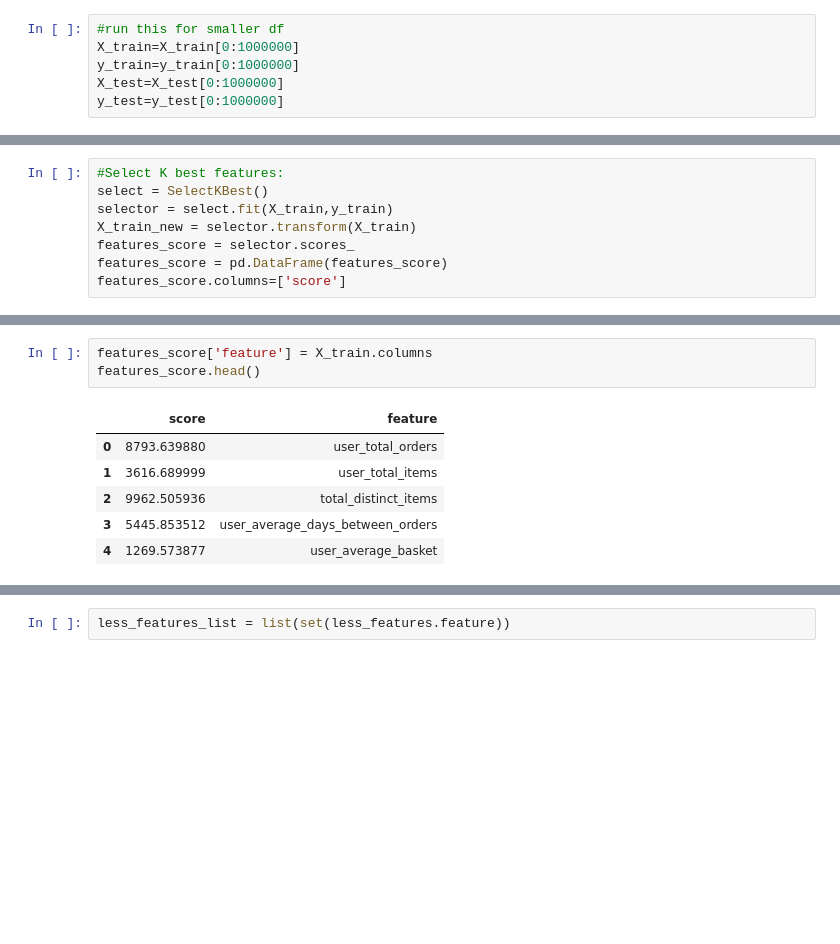
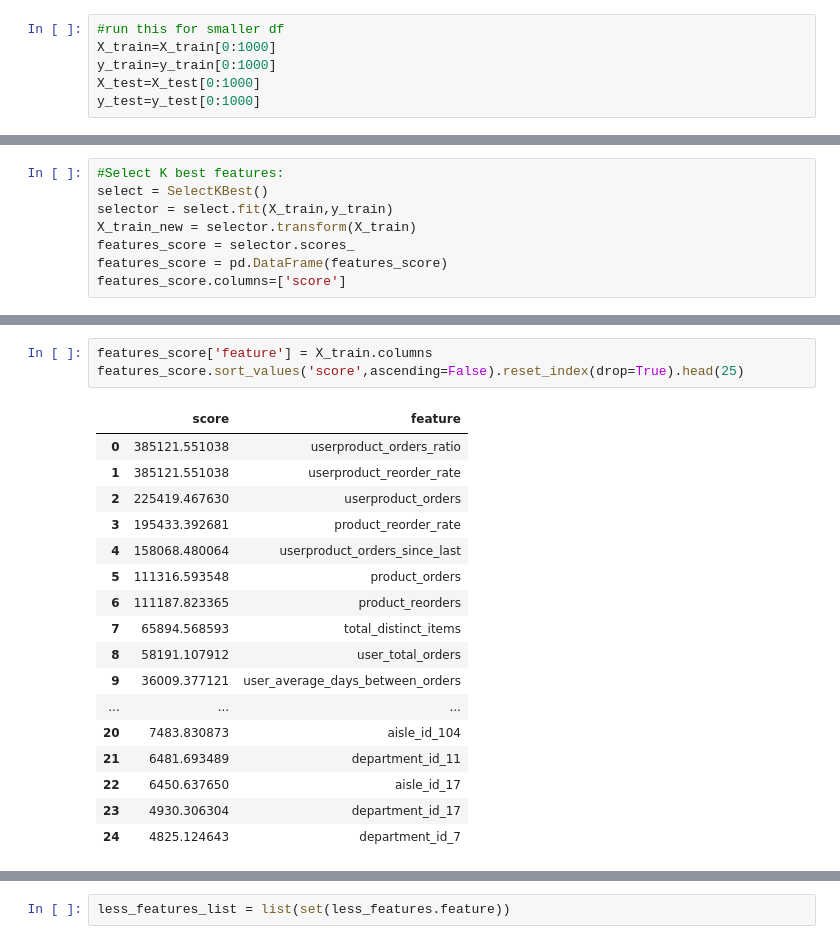
Before and after one commit to mariosamalo/SpringBoard, a Jupyter notebook: instacart_2017_05_01/Instacart_ids.ipynb, the cells around one changed output, grey strips where cells are left out. Cells and saved outputs as stored; diff of their text form; blank space fills up the shorter version.

```diff
--- a/instacart_2017_05_01/Instacart_ids.ipynb
+++ b/instacart_2017_05_01/Instacart_ids.ipynb
@@ -565,10 +565,10 @@ y_test=df_test['y_test']
 # in the algo, change X_test['y_test'] to y_test X_train['y_train'] to y_train
 # %%
 #run this for smaller df
-X_train=X_train[0:1000000]
-y_train=y_train[0:1000000]
-X_test=X_test[0:1000000]
-y_test=y_test[0:1000000]
+X_train=X_train[0:1000]
+y_train=y_train[0:1000]
+X_test=X_test[0:1000]
+y_test=y_test[0:1000]
 # %% [markdown]
 # Features Selection
 # %%
@@ -596,11 +596,22 @@ plt.title('Feature importances',size=20)
 # %%
 features_score['feature'] = X_train.columns
-features_score.head()
+features_score.sort_values('score',ascending=False).reset_index(drop=True).head(25)
 # %% [output]
 |  | score | feature |
-| 0 | 8793.639880 | user_total_orders |
-| 1 | 3616.689999 | user_total_items |
-| 2 | 9962.505936 | total_distinct_items |
-| 3 | 5445.853512 | user_average_days_between_orders |
-| 4 | 1269.573877 | user_average_basket |
+| 0 | 385121.551038 | userproduct_orders_ratio |
+| 1 | 385121.551038 | userproduct_reorder_rate |
+| 2 | 225419.467630 | userproduct_orders |
+| 3 | 195433.392681 | product_reorder_rate |
+| 4 | 158068.480064 | userproduct_orders_since_last |
+| 5 | 111316.593548 | product_orders |
+| 6 | 111187.823365 | product_reorders |
+| 7 | 65894.568593 | total_distinct_items |
+| 8 | 58191.107912 | user_total_orders |
+| 9 | 36009.377121 | user_average_days_between_orders |
+| ... | ... | ... |
+| 20 | 7483.830873 | aisle_id_104 |
+| 21 | 6481.693489 | department_id_11 |
+| 22 | 6450.637650 | aisle_id_17 |
+| 23 | 4930.306304 | department_id_17 |
+| 24 | 4825.124643 | department_id_7 |
 # %%
```
Also changed, not shown: parts of 18 cells of this notebook.
